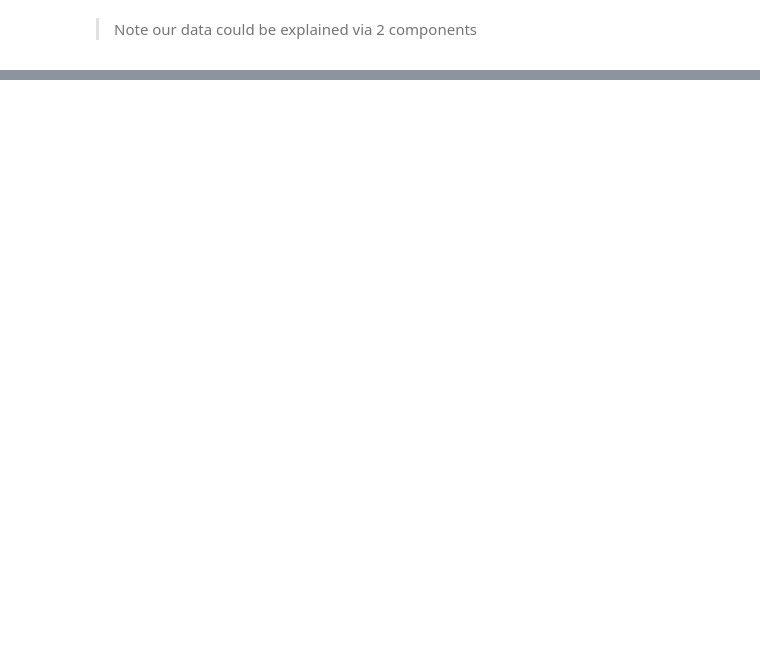
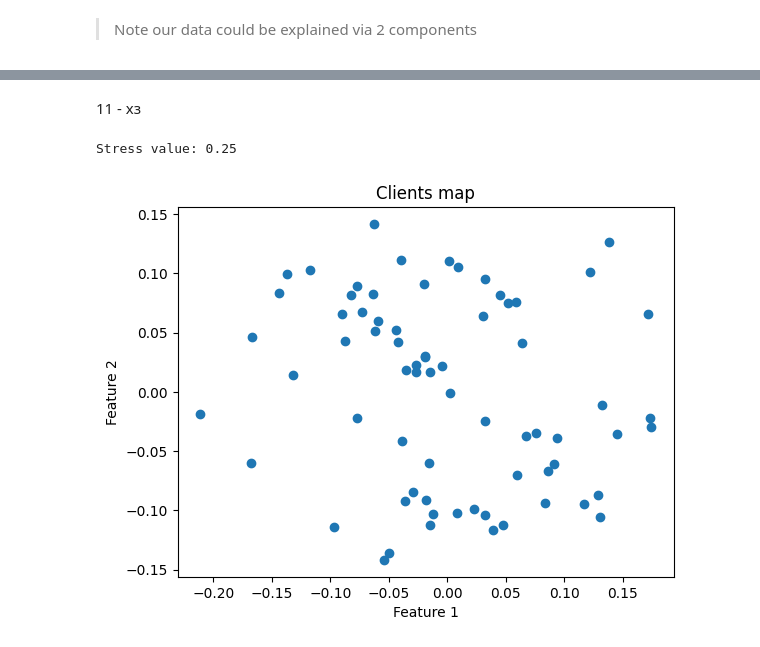
Before and after one commit to Data-Mining-HSE/dimentionality_reduction, a Jupyter notebook: report.ipynb, the cells around one changed output, grey strips where cells are left out. Saved outputs shown, nothing was run; the diff lists cells and outputs as text; code cells hidden in the pictures; blank space fills up the shorter version.

```diff
--- a/report.ipynb
+++ b/report.ipynb
@@ -81,0 +164,8 @@ get_errors(matrix_z, approximated_matrix_z)
+# %% [markdown]
+11 - хз
+# %%
+embeddings_mds = multidimensional_scaling(matrix_z, verbose=True)
+get_clients_map(embeddings_mds)
+# %% [output]
+Stress value: 0.25
+[figure, added]
```
Also changed, not shown: parts of 16 cells of this notebook, 5 other files.
